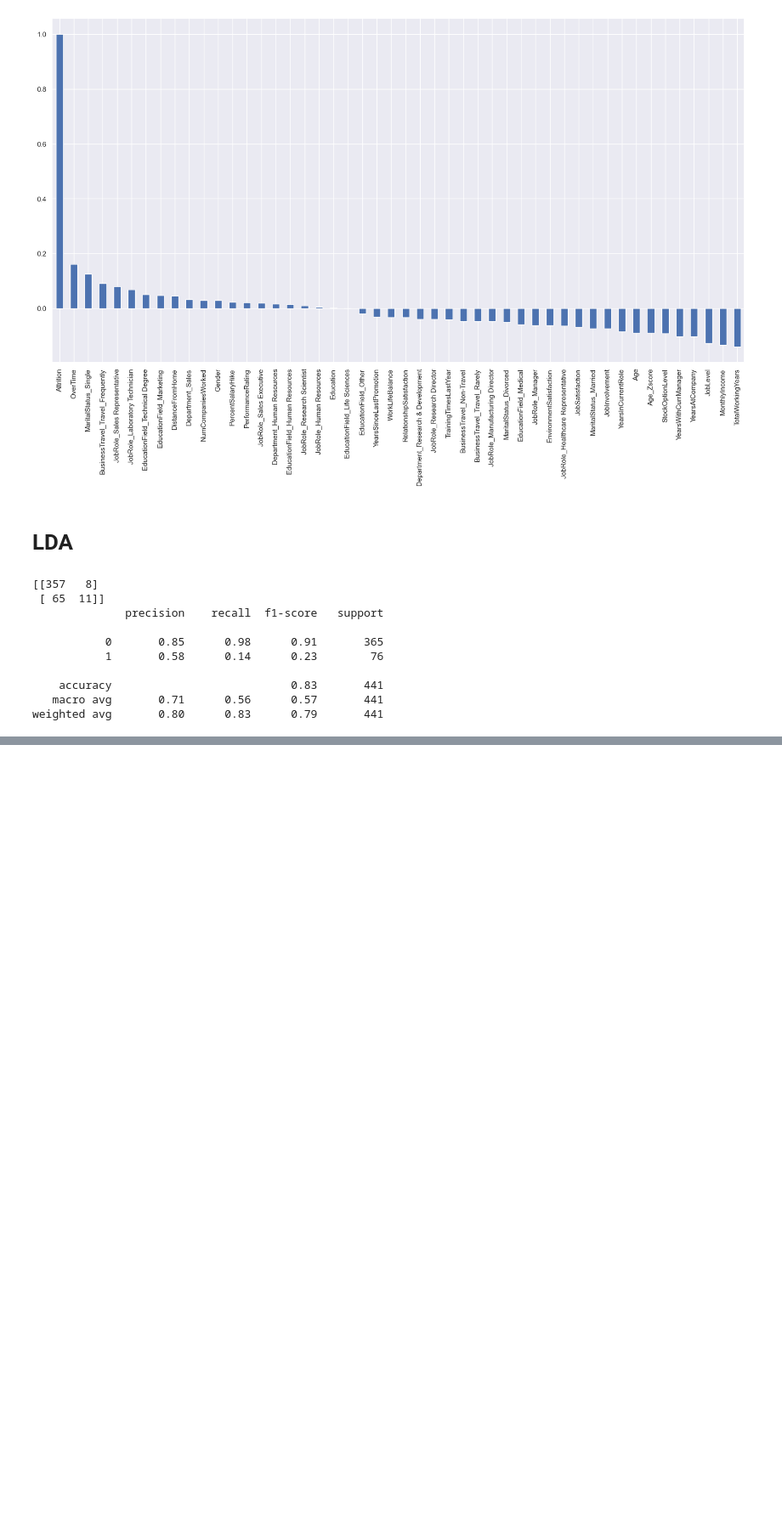
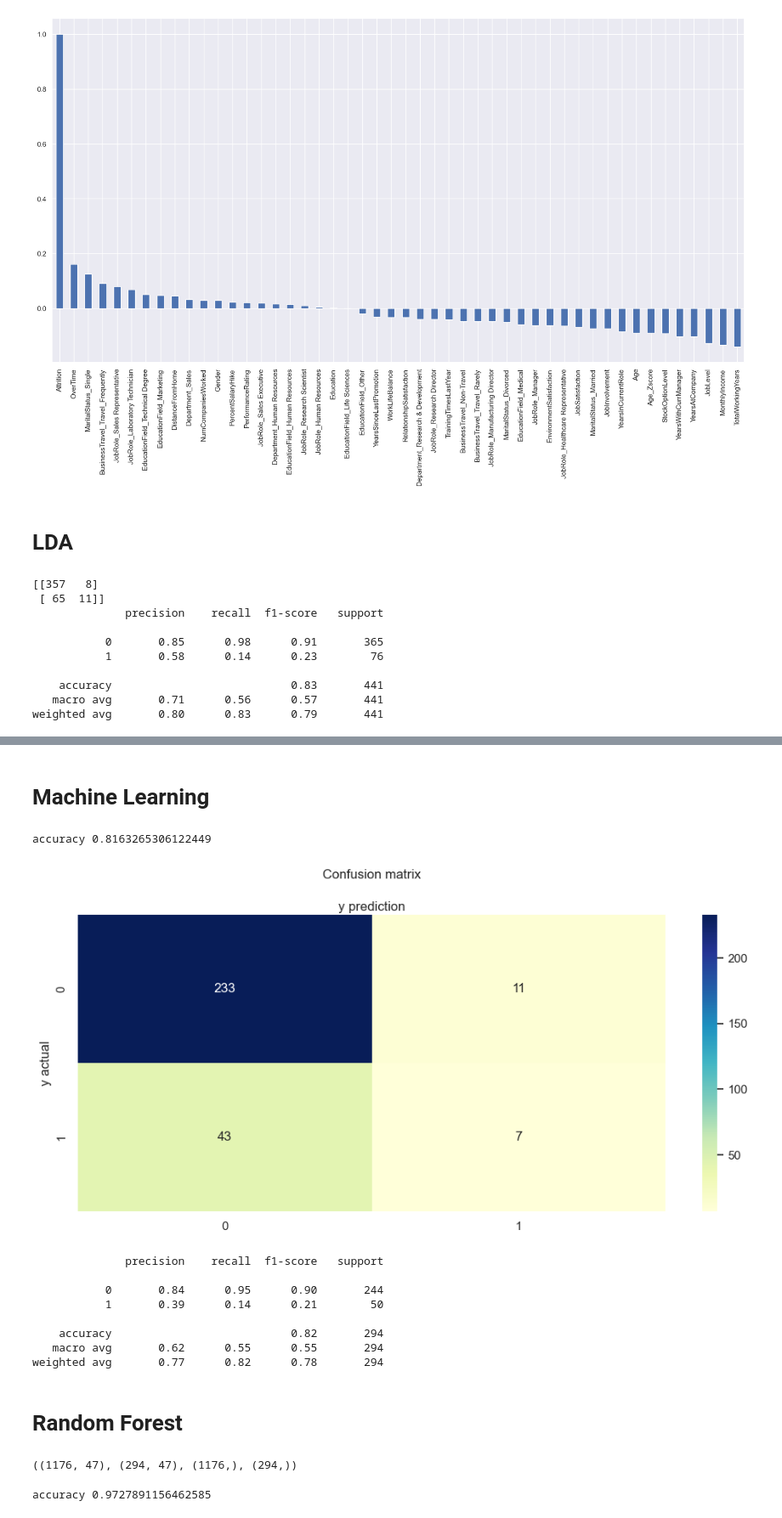
Before and after one commit to CiaraB123/Integrated-CA2, a Jupyter notebook: DF3_LDA_PCA.ipynb, the cells around one changed output, grey strips where cells are left out. Shown at 85% size. Cells and saved outputs as stored; diff of their text form; code cells hidden in the pictures; blank space fills up the shorter version.

Commit message:
Machine Learning

```diff
--- a/DF3_LDA_PCA.ipynb
+++ b/DF3_LDA_PCA.ipynb
@@ -291,0 +292,48 @@ print(confusion_matrix(Y_validation, predictions))
+# %% [markdown]
+# Machine Learning
+# %%
+#Define my target variable as 'Attrition'
+X = df4.drop('Attrition', axis=1)
+y = df4['Attrition']
+# %%
+x_train  , x_test , y_train, y_test = train_test_split (X ,y ,test_size = 0.2 , random_state = 0)
+# %%
+#SMOTE
+from imblearn.over_sampling import SMOTE
+oversampler=SMOTE(random_state=0)
+smote_train, smote_target = oversampler.fit_resample(x_train,y_train)
+# %%
+from sklearn.linear_model import LogisticRegression
+from sklearn import metrics
+
+log_reg=LogisticRegression(C=1000,max_iter=10000)
+log_reg.fit(smote_train, smote_target)
+y_pred_lg = log_reg.predict(x_test)
+
+print ('accuracy',metrics.accuracy_score(y_test, y_pred_lg))
+# %% [output]
+accuracy 0.8163265306122449
+# %%
+fig, ax = plt.subplots(figsize=(10,5))
+cm = metrics.confusion_matrix(y_test,y_pred_lg)
+sns.heatmap(metrics.confusion_matrix(y_test,y_pred_lg),annot=True, cmap="YlGnBu" ,fmt='g')
+plt.title('Confusion matrix', y=1.1)
+ax.xaxis.set_label_position("top")
+plt.tight_layout()
+plt.xlabel('y prediction')
+plt.ylabel('y actual')
+plt.show()
+
+print(classification_report(y_test, y_pred_lg))
+# %% [output]
+[figure, added]
+              precision    recall  f1-score   support
+
+           0       0.84      0.95      0.90       244
+           1       0.39      0.14      0.21        50
+
+    accuracy                           0.82       294
+   macro avg       0.62      0.55      0.55       294
+weighted avg       0.77      0.82      0.78       294
+# %% [markdown]
+# Random Forest
@@ -291,0 +342,13 @@ print(confusion_matrix(Y_validation, predictions))
+# %%
+X_train, X_test, y_train, y_test = train_test_split(X, y, test_size = 0.2, random_state = 42)
+X_train.shape, X_test.shape, y_train.shape, y_test.shape
+# %% [output]
+((1176, 47), (294, 47), (1176,), (294,))
+# %%
+rfc = RandomForestClassifier()
+rfc = rfc.fit(smote_train , smote_target)
+y_pred = rfc.predict(x_test)
+
+print ('accuracy',metrics.accuracy_score(y_test, y_pred))
+# %% [output]
+accuracy 0.9727891156462585
```
Also changed, not shown: parts of 57 cells of this notebook.
